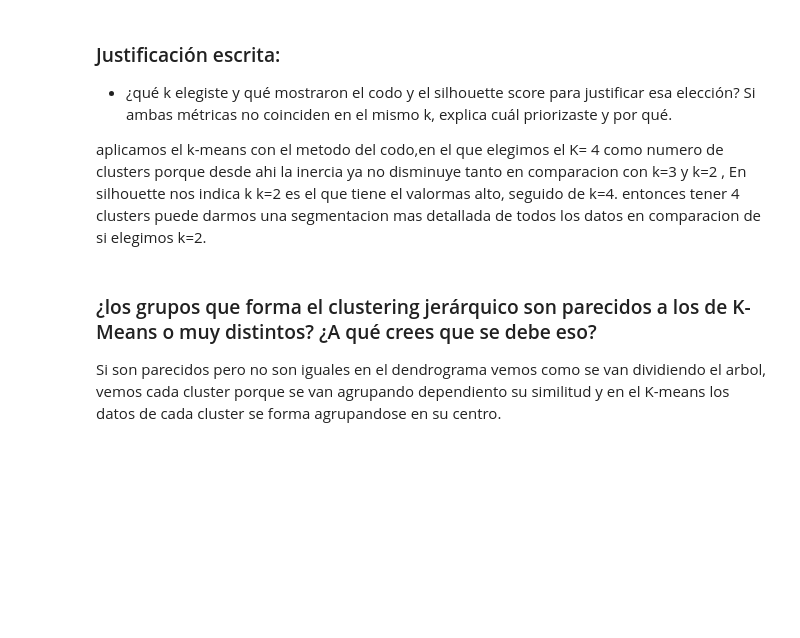
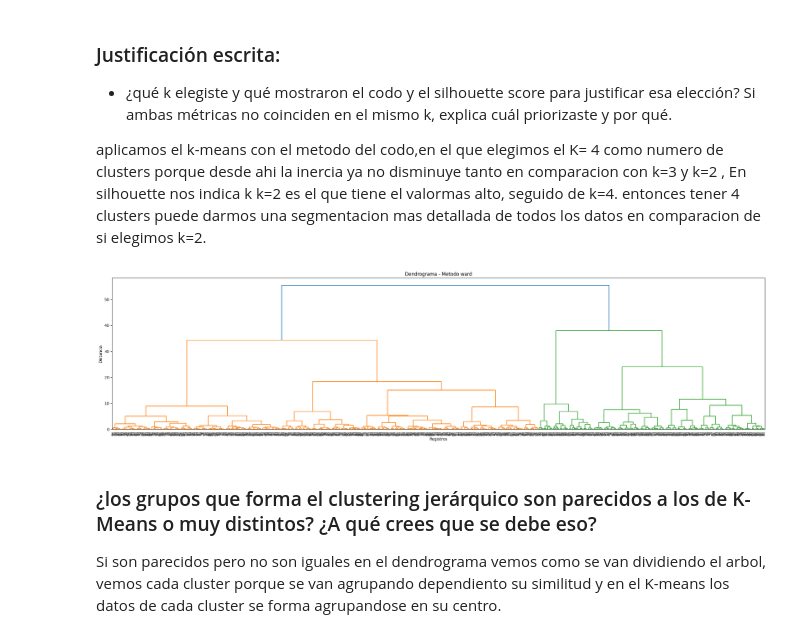
Before and after one commit to nicolas123aguilar123-jpg/Practica-aprendizaje-no-supervisado---Sales_Records, a Jupyter notebook: Proyecto_Sales_Record_Sarai_Alvarez_Nicolas_Aguilar.ipynb, the cells around one changed output. Saved outputs shown, nothing was run; the diff lists cells and outputs as text; code cells hidden in the pictures; blank space fills up the shorter version.

```diff
--- a/Proyecto_Sales_Record_Sarai_Alvarez_Nicolas_Aguilar.ipynb
+++ b/Proyecto_Sales_Record_Sarai_Alvarez_Nicolas_Aguilar.ipynb
@@ -180,20 +282,22 @@ aplicamos el k-means con el metodo del codo,en el que elegimos el K= 4 como nume
 # %%
 #Paso 5 — Clustering jerárquico (para contrastar)
 
 from scipy.cluster.hierarchy import dendrogram, linkage
 
 import matplotlib.pyplot as plt
 
 #muestra para el dendrograma
-Z = linkage(x_scaled_muestraPequena, 'ward')
+Z = linkage(x_scaled_muestraMediana, 'ward')
 
 plt.figure(figsize=(30,7))
 dendrogram(Z)
 
 plt.title('Dendrograma - Metodo ward')
 plt.xlabel('Registros')
 plt.ylabel('Distancia')
 plt.show()
+# %% [output]
+[figure, added]
 # %% [markdown]
 ### ¿los grupos que forma el clustering jerárquico son parecidos a los de K-Means o muy distintos? ¿A qué crees que se debe eso?
 Si son parecidos pero no son iguales en el dendrograma vemos como se van dividiendo el arbol, vemos cada cluster porque se van agrupando dependiento su similitud y en el K-means los datos de cada cluster se forma agrupandose en su centro.
```
Also changed, not shown: parts of 19 cells of this notebook.
